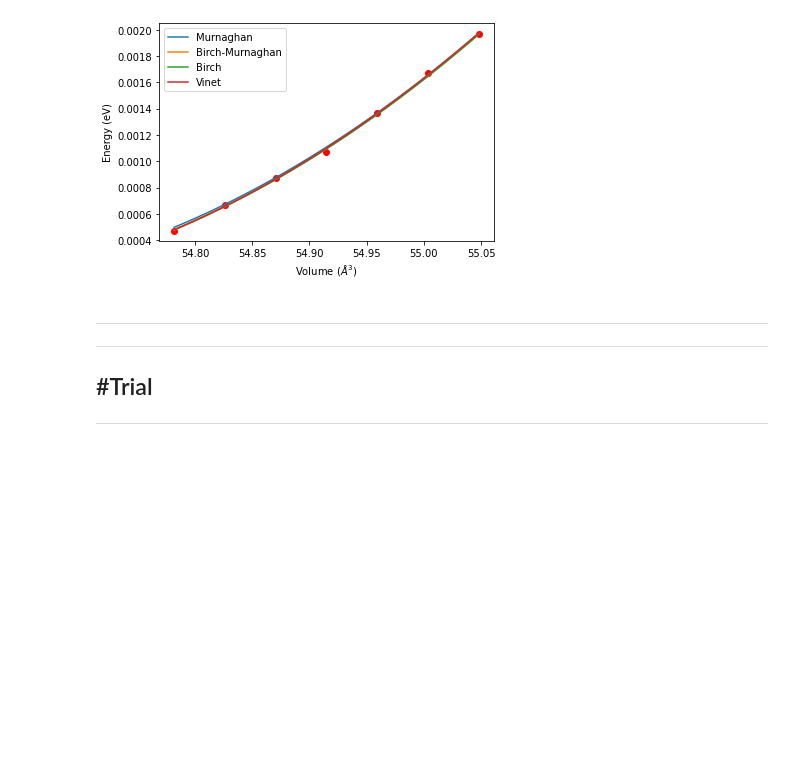
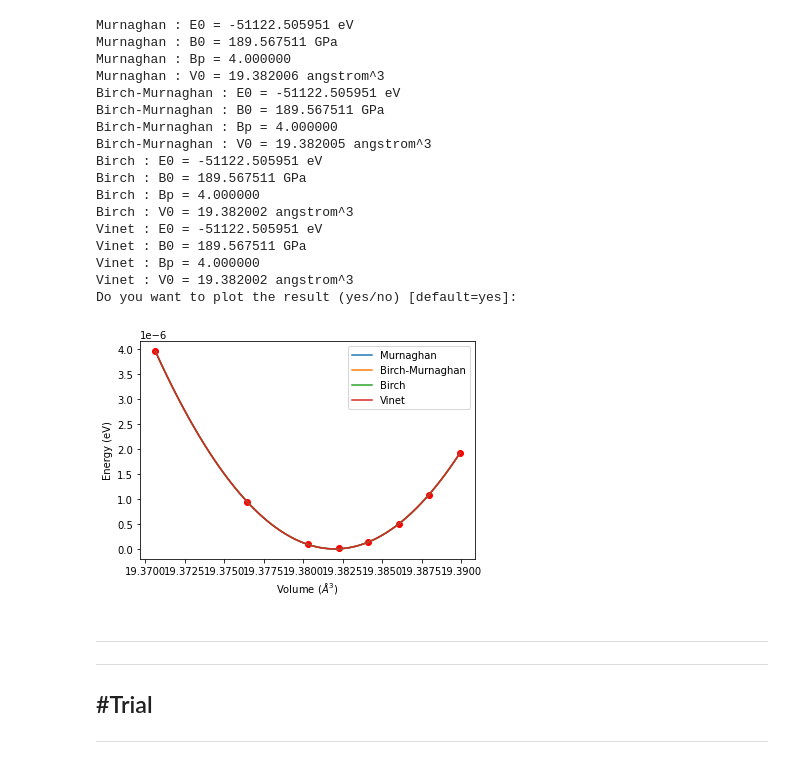
Before and after one commit to Dong-Gi-Kang/Tools, a Jupyter notebook: Birch_Murnaghan_fitting.ipynb, the cells around one changed output. Saved outputs shown, nothing was run; the diff lists cells and outputs as text; code cells hidden in the pictures; blank space fills up the shorter version.

```diff
--- a/Birch_Murnaghan_fitting.ipynb
+++ b/Birch_Murnaghan_fitting.ipynb
@@ -2,8 +2,8 @@
 <a href="https://colab.research.google.com/github/Dong-Gi-Kang/Tools/blob/master/Birch_Murnaghan_fitting.ipynb" target="_parent"><img src="https://colab.research.google.com/assets/colab-badge.svg" alt="Open In Colab"/></a>
 # %%
 # non-linear fitting/regression
-
-import sys, math
+import sys
+import math
 import numpy as np
 from scipy.optimize import leastsq
 
@@ -25,10 +25,10 @@ def eos_birch_murnaghan(params, vol):
 
 # Birch equation of state
 def eos_birch(params, vol):
-    '''
-    From Intermetallic compounds: Principles and Practice, Vol. I: Princples
-    Chapter 9 pages 195-210 by M. Mehl. B. Klein, D. Papaconstantopoulos
-    '''
+
+    'From Intermetallic compounds: Principles and Practice, Vol. I: Princples'
+    'Chapter 9 pages 195-210 by M. Mehl. B. Klein, D. Papaconstantopoulos'
+
     E0, B0, Bp, V0 = params
     E = (E0 + 9.0/8.0*B0*V0*((V0/vol)**(2.0/3.0) - 1.0)**2
             + 9.0/16.0*B0*V0*(Bp-4.)*((V0/vol)**(2.0/3.0) - 1.0)**3)
@@ -60,7 +60,7 @@ def myinput(prompt, default, accepted):
 # and eliminate the prepared numpy array (right below of the #further questions)
 
 
-print ("Welcome to eos-fit.py")
+print ("This is EOS-fit.py")
 
 '''
 #fname = input("Filename containing energy vs volume [volume.dat]: ")
@@ -98,12 +98,36 @@ print ("Data read from file:")
 # further questions
 '''
 'aims_bct'
-vol = np.array([100.066071124,   100.133094031,   100.200145694,   100.2672261,
-               100.334335311,   100.401473277,   100.468640024])
-ene = np.array([-204490.633662541,       -204490.633177064,       -204490.632655947,
-                -204490.632089825,       -204490.631483703,       -204490.630838536,
-                -204490.630154179])
+vol = np.array([98.831319357,    98.837948999,    98.844578928,    98.851209142,
+                98.857839641,    98.864470427,    98.871101498,    98.877732855,
+                98.884364498,    98.890996427,    98.897628641])
+ene = np.array([-204490.644285550,       -204490.644287664,       -204490.644289450,
+                -204490.644290764,       -204490.644291638,       -204490.644291241,
+                -204490.644291312,       -204490.644290962,       -204490.644290199,
+                -204490.644289030,       -204490.644287501])
 '''
+'''
+'aims_cscl_2'
+vol = np.array([18.80372551,     18.80584697,     18.80796858,     18.81009035,     18.81221228,     18.81433438,     18.81568741])
+ene = np.array([-51121.360656328,        -51121.360659081,        -51121.360661519,
+                -51121.360663712,        -51121.360665648,        -51121.360667253,
+                -51121.360668649])
+'''
+'''
+'aims_hx_2'
+vol = np.array([47.203094000,    47.206919000,    47.210750000,    47.213749000,
+                47.218402000,    47.222227000,    47.226056000])
+ene = np.array([-102245.450086539,       -102245.450089381,       -102245.450091932,
+                -102245.450093653,       -102245.450096172,       -102245.450097869,
+                -102245.450099269])
+'''
+
+'aims_rock_2'
+vol = np.array([19.370634,       19.376418,       19.380275,       19.382257,       19.384131,       19.38606,        19.38799, 19.389918])
+ene = np.array([-51122.505947274,        -51122.505950280,        -51122.505951134,
+                -51122.505951212,        -51122.505951083,        -51122.505950724,
+                -51122.505950137,        -51122.505949311])
+
 '''
 'aims_cscl'
 vol = np.array([19.617463914,    19.639293434,    19.661139141,    19.683001043,
@@ -140,10 +164,11 @@ vol = np.array([54.78166821,     54.82596937,     54.87029391,     54.91464185,
 ene = np.array([-102245.449,     -102245.4488,    -102245.4486,    -102245.4484,
                 -102245.4481,    -102245.4478,    -102245.4475])
 '''
-
+'''
 'aims_zincblende'
 vol = np.array([])
 ene = np.array([])
+'''
 
 is_volume = True
 ans = myinput("Volume or lattice spacing (vol/latt)", "vol", ["vol", "latt"])
@@ -248,4 +260,21 @@ Do you want to plot the result (yes/no) [default=yes]:
+Murnaghan : E0 = -51122.505951 eV
+Murnaghan : B0 = 189.567511 GPa
+Murnaghan : Bp = 4.000000
+Murnaghan : V0 = 19.382006 angstrom^3
+Birch-Murnaghan : E0 = -51122.505951 eV
+Birch-Murnaghan : B0 = 189.567511 GPa
+Birch-Murnaghan : Bp = 4.000000
+Birch-Murnaghan : V0 = 19.382005 angstrom^3
+Birch : E0 = -51122.505951 eV
+Birch : B0 = 189.567511 GPa
+Birch : Bp = 4.000000
+Birch : V0 = 19.382002 angstrom^3
+Vinet : E0 = -51122.505951 eV
+Vinet : B0 = 189.567511 GPa
+Vinet : Bp = 4.000000
+Vinet : V0 = 19.382002 angstrom^3
+Do you want to plot the result (yes/no) [default=yes]:
-[figure, old version]
+[figure, new version]
 # %% [markdown]
 ----
 ----
```
Also changed, not shown: parts of 1 cell of this notebook.
